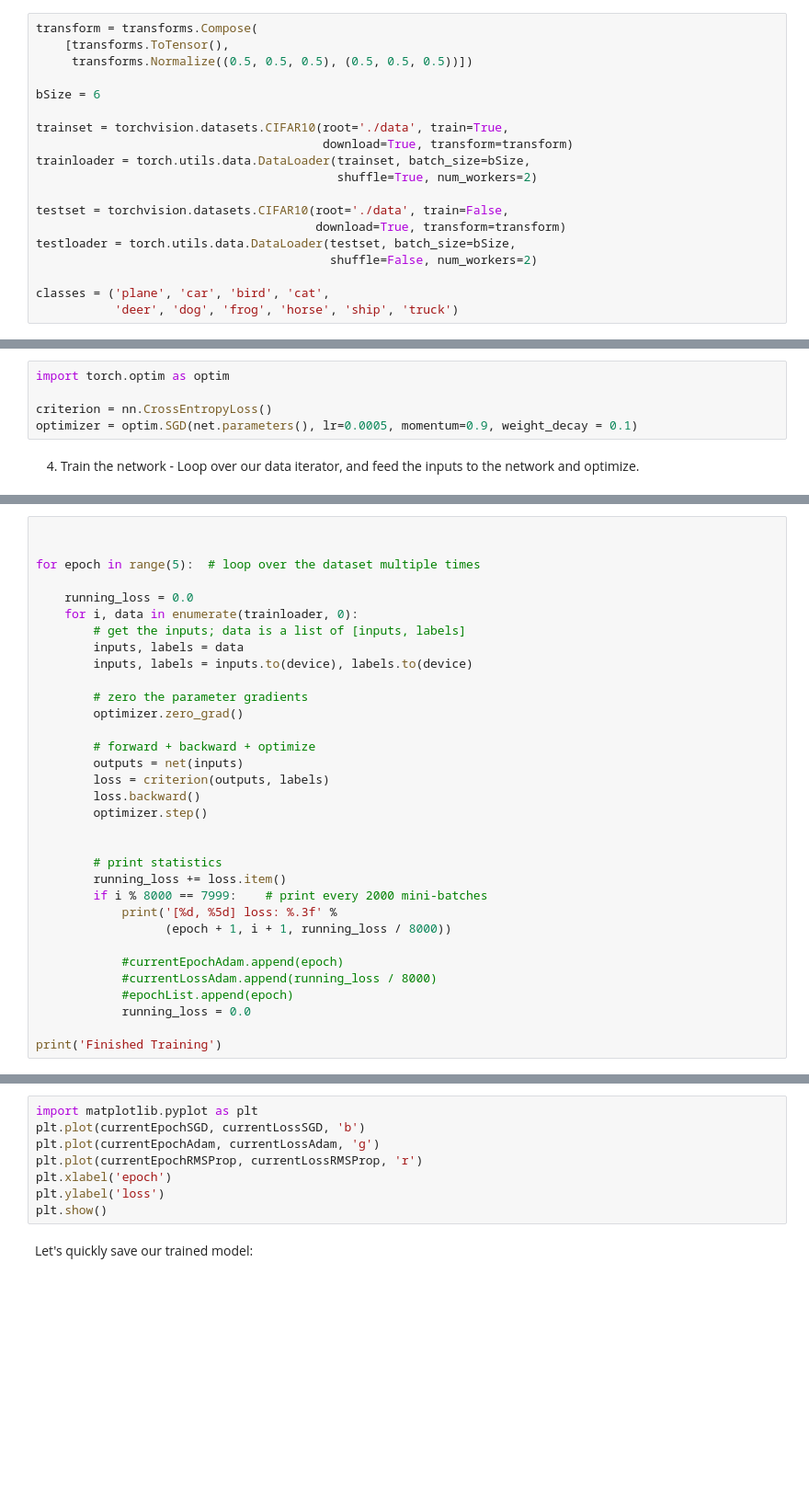
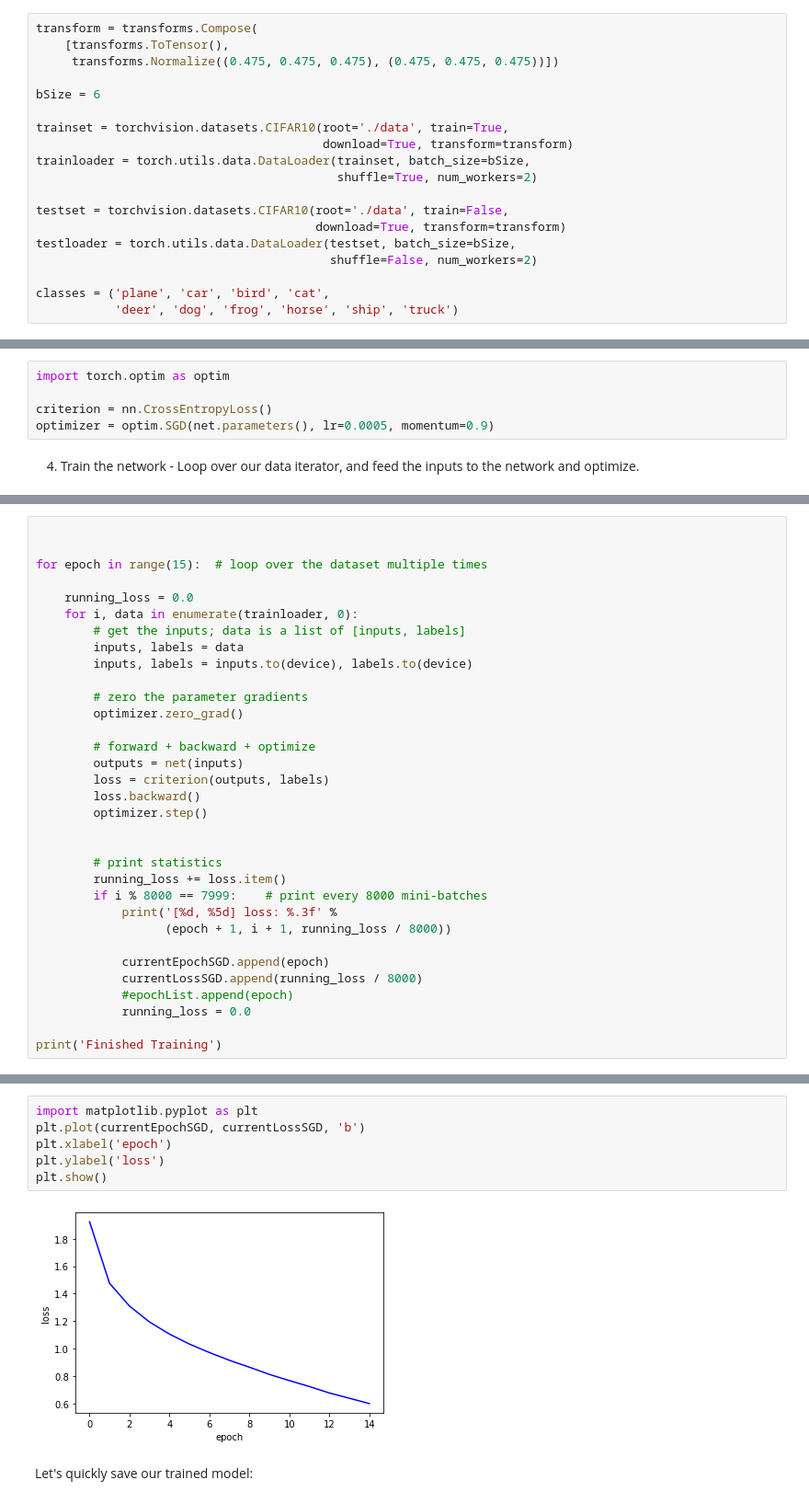
Before and after one commit to JedWalton/NeuralNetworksAssignment, a Jupyter notebook: CodeBase/NeuralNetworksAssignment.ipynb, the cells around one changed output, grey strips where cells are left out. Shown at 92% size. Cells and saved outputs as stored; diff of their text form; blank space fills up the shorter version.

Commit message:
Hyperparameter Exploration: Normalization, number of Epochs, momentum

```diff
--- a/CodeBase/NeuralNetworksAssignment.ipynb
+++ b/CodeBase/NeuralNetworksAssignment.ipynb
@@ -27,7 +27,7 @@ We transform them to Tensors of normalized range [-1, 1].
 # %%
 transform = transforms.Compose(
     [transforms.ToTensor(),
-     transforms.Normalize((0.5, 0.5, 0.5), (0.5, 0.5, 0.5))])
+     transforms.Normalize((0.475, 0.475, 0.475), (0.475, 0.475, 0.475))])
 
 bSize = 6
 
@@ -149,7 +150,7 @@ Let's use a Classification Cross-Entropy loss and SGD with momentum.
 import torch.optim as optim
 
 criterion = nn.CrossEntropyLoss()
-optimizer = optim.SGD(net.parameters(), lr=0.0005, momentum=0.9, weight_decay = 0.1)
+optimizer = optim.SGD(net.parameters(), lr=0.0005, momentum=0.9)
 # %% [markdown]
 4. Train the network -
 Loop over our data iterator, and feed the inputs to the network and optimize.
@@ -163,7 +160,7 @@ currentEpochRMSProp = []
 # %%
 
 
-for epoch in range(5):  # loop over the dataset multiple times
+for epoch in range(15):  # loop over the dataset multiple times
 
     running_loss = 0.0
     for i, data in enumerate(trainloader, 0):
@@ -183,12 +180,12 @@ for epoch in range(5):  # loop over the dataset multiple times
 
         # print statistics
         running_loss += loss.item()
-        if i % 8000 == 7999:    # print every 2000 mini-batches
+        if i % 8000 == 7999:    # print every 8000 mini-batches
             print('[%d, %5d] loss: %.3f' %
                   (epoch + 1, i + 1, running_loss / 8000))
 
-            #currentEpochAdam.append(epoch)
-            #currentLossAdam.append(running_loss / 8000)
+            currentEpochSGD.append(epoch)
+            currentLossSGD.append(running_loss / 8000)
             #epochList.append(epoch)
             running_loss = 0.0
 
@@ -198,11 +210,11 @@ print('Finished Training')
 # %%
 import matplotlib.pyplot as plt
 plt.plot(currentEpochSGD, currentLossSGD, 'b')
-plt.plot(currentEpochAdam, currentLossAdam, 'g')
-plt.plot(currentEpochRMSProp, currentLossRMSProp, 'r')
 plt.xlabel('epoch')
 plt.ylabel('loss')
 plt.show()
+# %% [output]
+[figure, added]
 # %% [markdown]
 Let's quickly save our trained model:
 # %%
```
Also changed, not shown: parts of 7 cells of this notebook, 11 other files.
